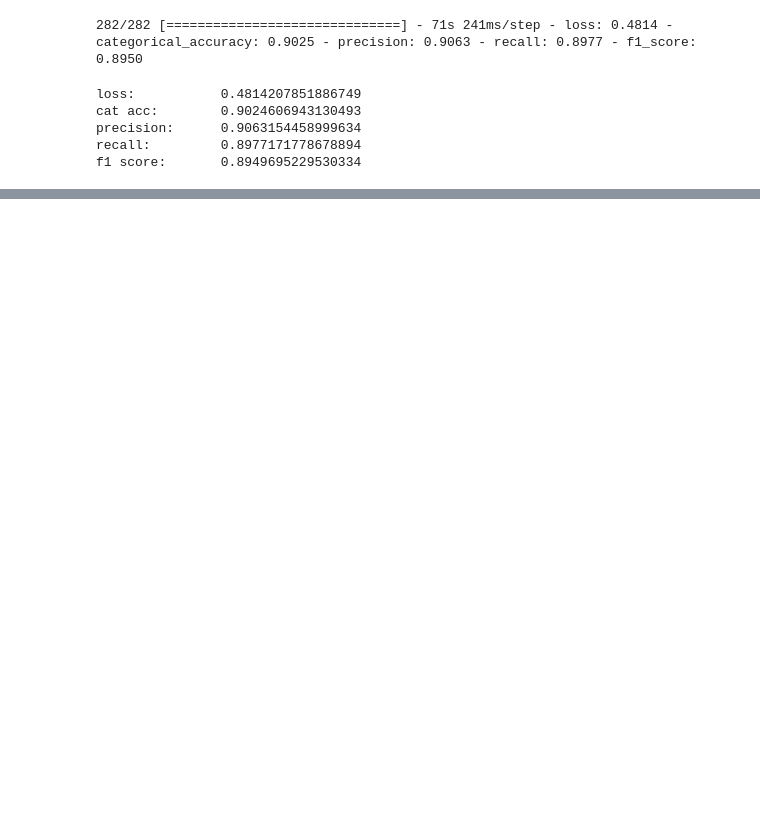
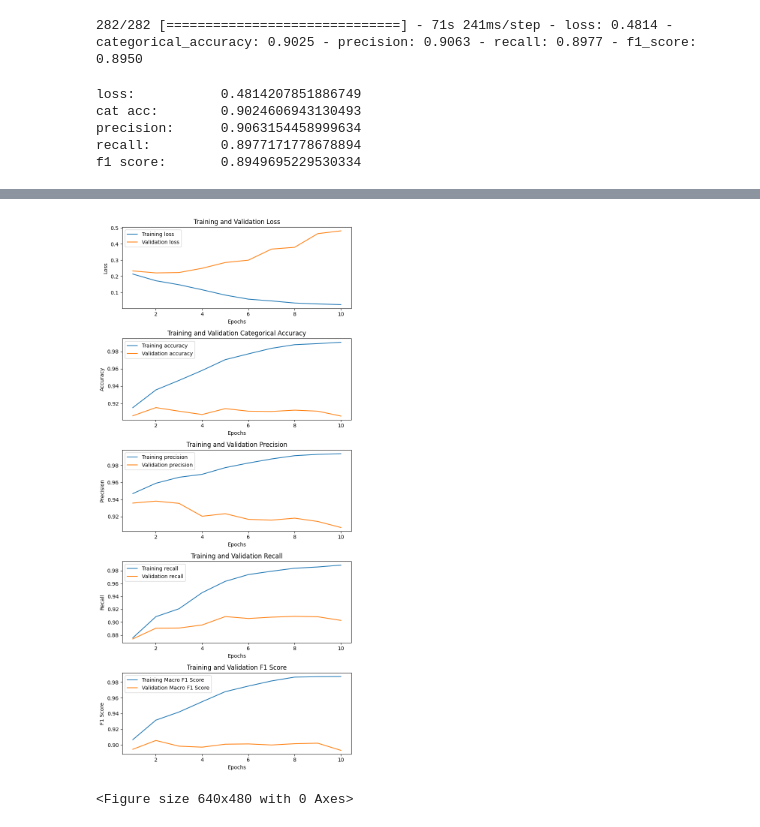
Before and after one commit to sysung/w266-final-project, a Jupyter notebook: roberta/Identifying_MisInformation_(RoBERTa_Review_Articles).ipynb, the cells around one changed output, grey strips where cells are left out. Saved outputs shown, nothing was run; the diff lists cells and outputs as text; code cells hidden in the pictures; blank space fills up the shorter version.

```diff
--- a/roberta/Identifying_MisInformation_(RoBERTa_Review_Articles).ipynb
+++ b/roberta/Identifying_MisInformation_(RoBERTa_Review_Articles).ipynb
@@ -383,0 +622,61 @@ f1 score:       0.8949695229530334
+# %%
+train_loss = [i[0]for i in train_results_copy]
+train_cat_acc = [i[1] for i in train_results_copy]
+train_prec = [i[2] for i in train_results_copy]
+train_recall = [i[3] for i in train_results_copy]
+train_f1 = [i[4] for i in train_results_copy]
+
+valid_loss = [i[0]for i in valid_results_copy]
+valid_cat_acc = [i[1] for i in valid_results_copy]
+valid_prec = [i[2] for i in valid_results_copy]
+valid_recall = [i[3] for i in valid_results_copy]
+valid_f1 = [i[4] for i in valid_results_copy]
+
+# Create subplots
+fig, axes = plt.subplots(5, 1, figsize=(7, 15))
+epochs = range(1, len(train_loss) + 1)
+
+axes[0].plot(epochs, train_loss, '-', label='Training loss')
+axes[0].plot(epochs, valid_loss, '-', label='Validation loss')
+axes[0].set_title('Training and Validation Loss')
+axes[0].set_xlabel('Epochs')
+axes[0].set_ylabel('Loss')
+axes[0].legend()
+
+axes[1].plot(epochs, train_cat_acc, '-', label='Training accuracy')
+axes[1].plot(epochs, valid_cat_acc, '-', label='Validation accuracy')
+axes[1].set_title('Training and Validation Categorical Accuracy')
+axes[1].set_xlabel('Epochs')
+axes[1].set_ylabel('Accuracy')
+axes[1].legend()
+
+axes[2].plot(epochs, train_prec, '-', label='Training precision')
+axes[2].plot(epochs, valid_prec, '-', label='Validation precision')
+axes[2].set_title('Training and Validation Precision')
+axes[2].set_xlabel('Epochs')
+axes[2].set_ylabel('Precision')
+axes[2].legend()
+
+axes[3].plot(epochs, train_recall, '-', label='Training recall')
+axes[3].plot(epochs, valid_recall, '-', label='Validation recall')
+axes[3].set_title('Training and Validation Recall')
+axes[3].set_xlabel('Epochs')
+axes[3].set_ylabel('Recall')
+axes[3].legend()
+
+axes[4].plot(epochs, train_f1, '-', label='Training Macro F1 Score')
+axes[4].plot(epochs, valid_f1, '-', label='Validation Macro F1 Score')
+axes[4].set_title('Training and Validation F1 Score')
+axes[4].set_xlabel('Epochs')
+axes[4].set_ylabel('F1 Score')
+axes[4].legend()
+
+plt.tight_layout()
+plt.show()
+
+string_date = str(dt.datetime.now()).replace(' ', '_')
+checkpoint_dir = "/content/drive/MyDrive/w266_final_project_checkpoints/roberta_review_articles"
+plt.savefig(f"{checkpoint_dir}/roberta_review_article_{string_date}_history.png")
+# %% [output]
+[figure, added]
+<Figure size 640x480 with 0 Axes>
```
Also changed, not shown: parts of 20 cells of this notebook.
